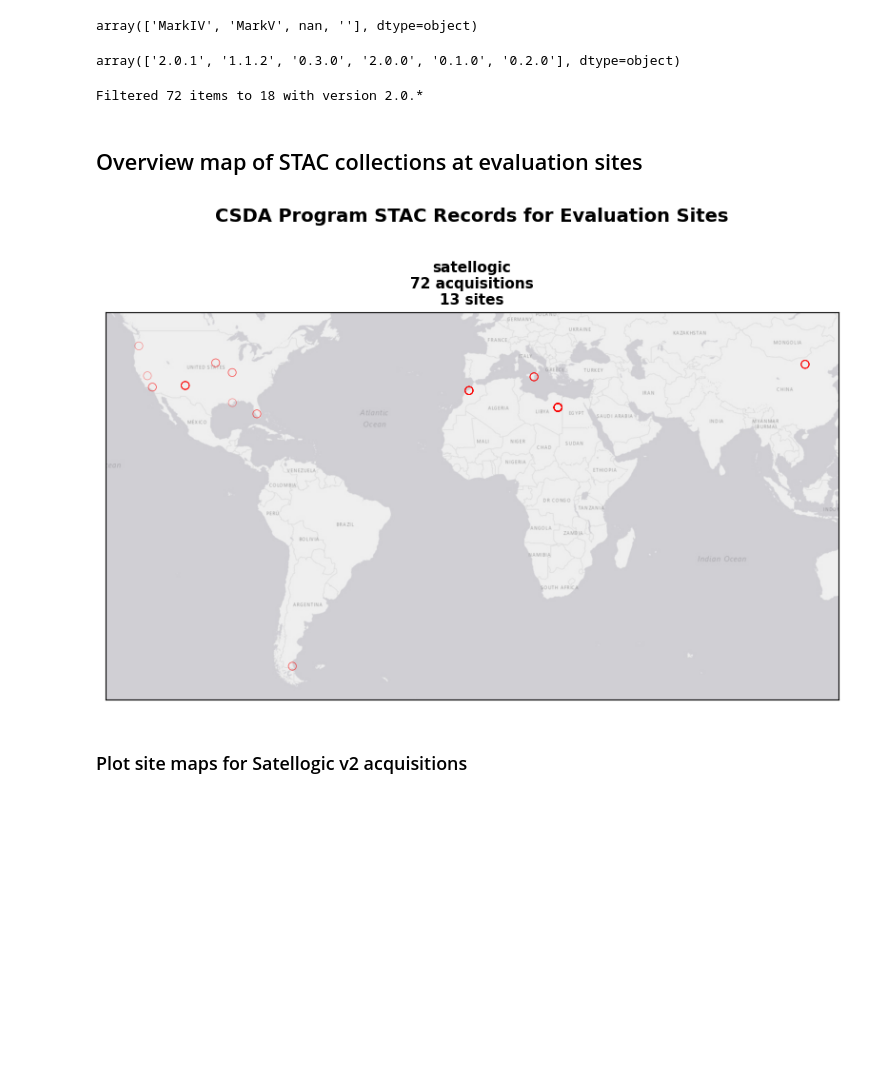
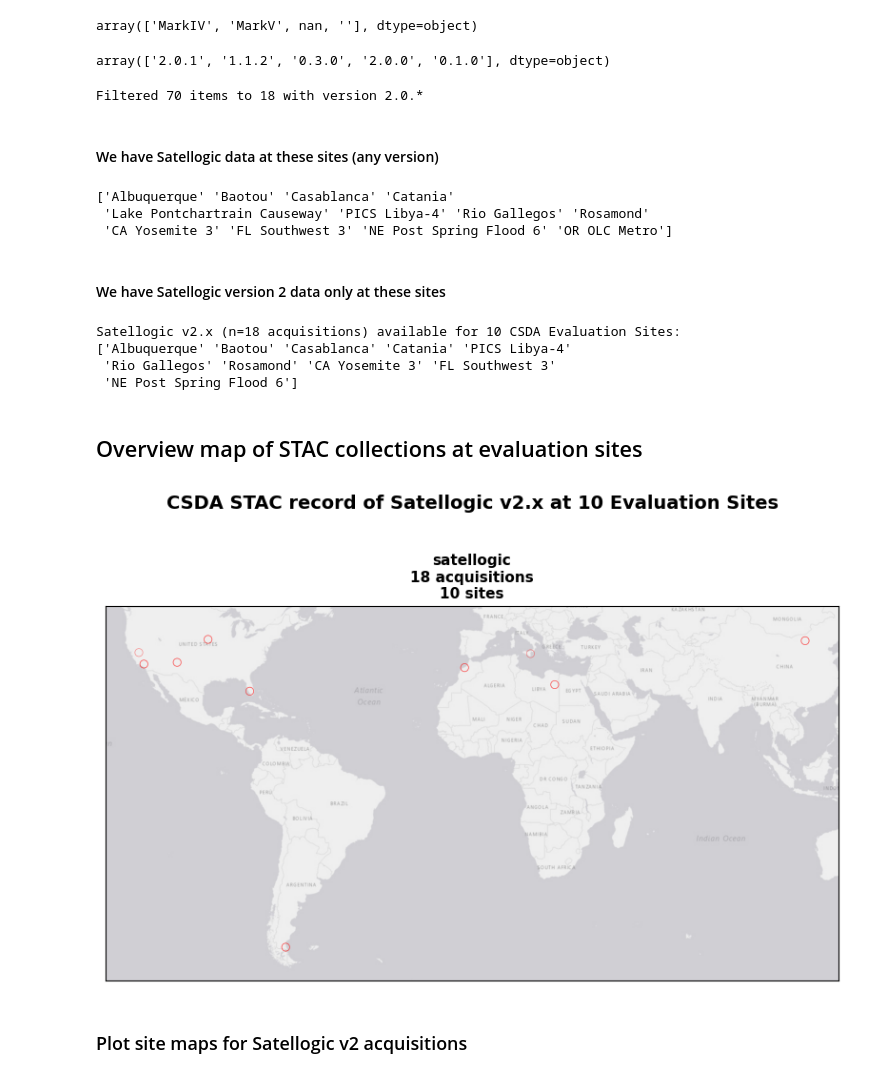
Before and after one commit to pahbs/csda_summaries, a Jupyter notebook: notebooks/csda_stac_search_satellogic.ipynb, the cells around one changed output. Cells and saved outputs as stored; diff of their text form; code cells hidden in the pictures; blank space fills up the shorter version.

Commit message:
nb update sat v2 stac chk

```diff
--- a/notebooks/csda_stac_search_satellogic.ipynb
+++ b/notebooks/csda_stac_search_satellogic.ipynb
@@ -110,6 +80,10 @@ sites_gdf = sites_gdf[~sites_gdf.geometry.is_empty]
 # Get the list of columns to drop
 cols_to_drop = sites_gdf.columns[sites_gdf.columns.str.contains('Unnamed')]
 sites_gdf = sites_gdf.drop(columns=cols_to_drop)
+
+# Get only Priority Sites
+sites_gdf = sites_gdf[sites_gdf['Priority Level'] != 'unknown']
+sites_gdf.shape
 # %% [output]
 Warning: Skipping empty geometry at index 1
 Warning: Skipping empty geometry at index 5
@@ -366,7 +343,7 @@ array(['MarkIV', 'MarkV', nan, ''], dtype=object)
 # %%
 stac_gdf['satl:product_version'].unique()
 # %% [output]
-array(['2.0.1', '1.1.2', '0.3.0', '2.0.0', '0.1.0', '0.2.0'], dtype=object)
+array(['2.0.1', '1.1.2', '0.3.0', '2.0.0', '0.1.0'], dtype=object)
 # %%
 # Filter for version 2.*
 SEARCH_STR = '2.0.'
@@ -377,14 +354,32 @@ else:
     print("'satl:product_version' property not found")
     stac_gdf_v2 = stac_gdf
 # %% [output]
-Filtered 72 items to 18 with version 2.0.*
+Filtered 70 items to 18 with version 2.0.*
+# %% [markdown]
+#### We have Satellogic data at these sites (any version)
+# %%
+print(stac_gdf.site_name.unique())
+# %% [output]
+['Albuquerque' 'Baotou' 'Casablanca' 'Catania'
+ 'Lake Pontchartrain Causeway' 'PICS Libya-4' 'Rio Gallegos' 'Rosamond'
+ 'CA Yosemite 3' 'FL Southwest 3' 'NE Post Spring Flood 6' 'OR OLC Metro']
+# %% [markdown]
+#### We have Satellogic version 2 data only at these sites
+# %%
+print(f"Satellogic v2.x (n={len(stac_gdf_v2)} acquisitions) available for {len(stac_gdf_v2.site_name.unique())} CSDA Evaluation Sites:\n{stac_gdf_v2.site_name.unique()}")
+# %% [output]
+Satellogic v2.x (n=18 acquisitions) available for 10 CSDA Evaluation Sites:
+['Albuquerque' 'Baotou' 'Casablanca' 'Catania' 'PICS Libya-4'
+ 'Rio Gallegos' 'Rosamond' 'CA Yosemite 3' 'FL Southwest 3'
+ 'NE Post Spring Flood 6']
 # %% [markdown]
 ## Overview map of STAC collections at evaluation sites
 # %%
-fig = staclib.plot_collections_map(stac_gdf, show_stats=True)
+fig = staclib.plot_collections_map(stac_gdf_v2, show_stats=True,
+                                   suptitle=f"CSDA STAC record of Satellogic v2.x at {len(stac_gdf_v2.site_name.unique())} Evaluation Sites")
 plt.show()
 # %% [output]
-[figure, old version]
+[figure, new version]
 # %% [markdown]
 ### Plot site maps for Satellogic v2 acquisitions
 # %%
```
Also changed, not shown: parts of 7 cells of this notebook.
